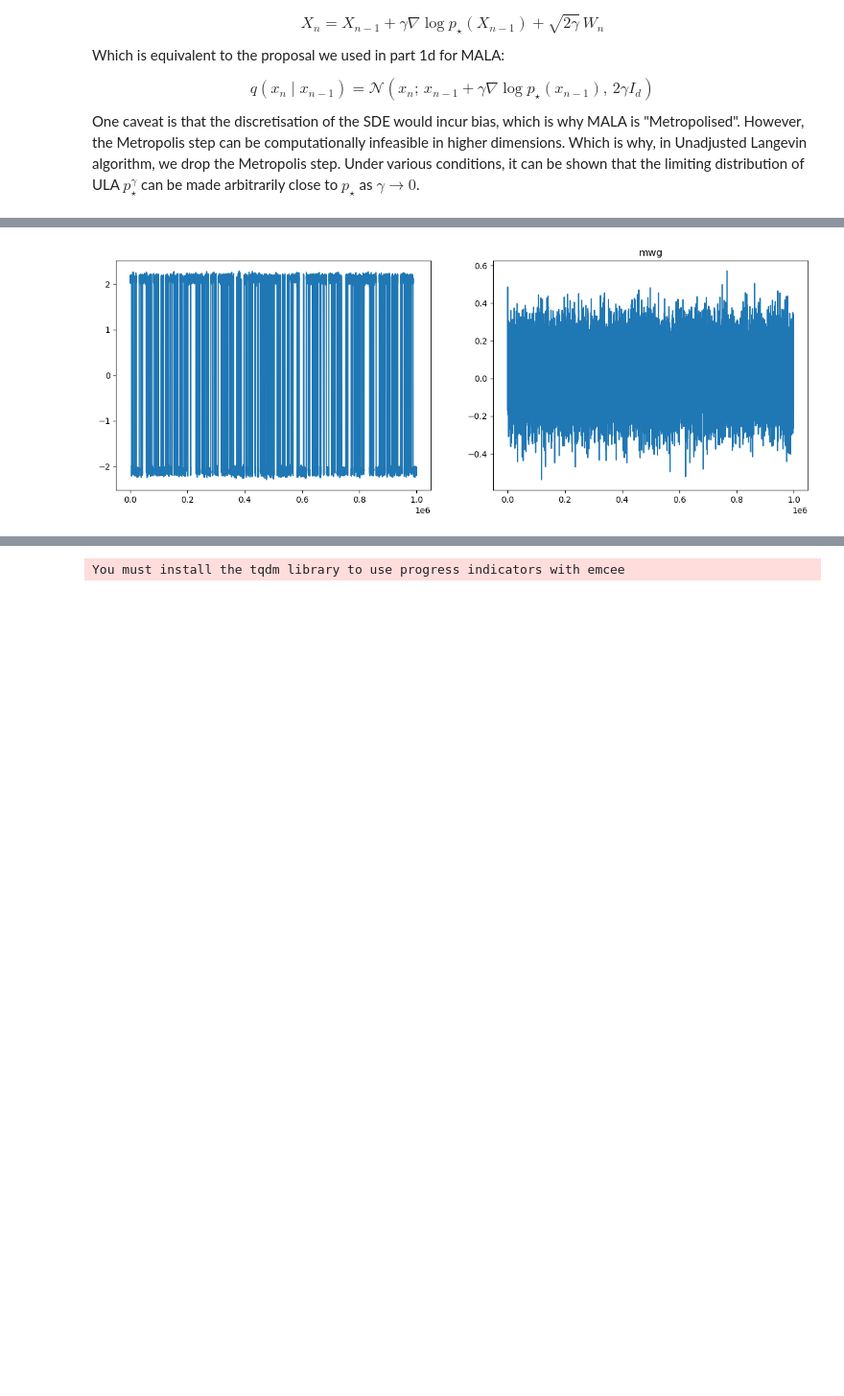
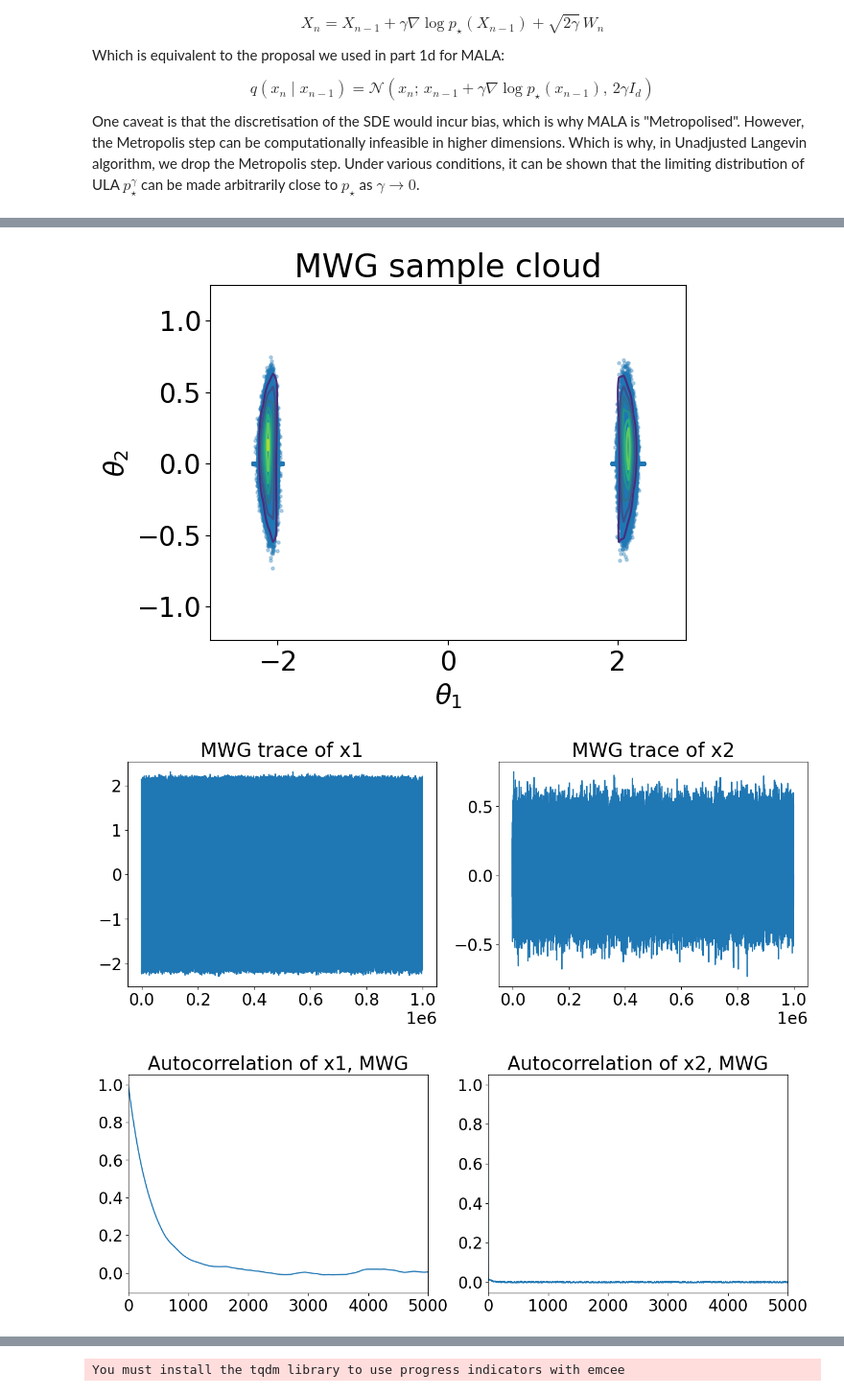
Before and after one commit to alisaklymchuk/stochastic_simulation_math60047, a Jupyter notebook: coursework.ipynb, the cells around one changed output, grey strips where cells are left out. Shown at 96% size. Drawn from its saved outputs; the diff is of its cells as text; code cells hidden in the pictures; blank space fills up the shorter version.

```diff
--- a/coursework.ipynb
+++ b/coursework.ipynb
@@ -645,20 +644,19 @@ def mala(target=log_post_fn, grad=grad_log_post_fn, N=500_000, x0=np.array([0,0]
 
 mala_mc, acc = mala()
 # %%
-# Tuning sigma
-sigmas = [0.01, 0.05, 0.1, 0.5, 0.7, 1]
+# Tuning gamma
+gammas = [0.0005, 0.001, 0.003, 0.0035, 0.005, 0.007]
 
 fig, axes = plt.subplots(2, 3, figsize=(15, 8))
 axes = axes.ravel()
 
-for ax, sigma in zip(axes, sigmas):
-    samples, acc = rwmh(N=500000, sigma=sigma, burnin=500)
-    print(f"sigma={sigma}, acc={acc:.3f}")
+for ax, gamma in zip(axes, gammas):
+    samples, acc = mala(N=200000, gamma=gamma, burnin=500)
     trace1 = samples[:, 0]
     x = np.arange(len(trace1))
 
     ax.plot(x, trace1)
-    ax.set_title(rf"$\sigma={sigma}$, acc={acc:.3f}")
+    ax.set_title(rf"$\gamma={gamma}$, acc={acc:.3f}")
     ax.set_xlabel("Iteration")
     ax.set_ylabel(r"$x_1$")
 
@@ -694,7 +707,7 @@ $$
 One caveat is that the discretisation of the SDE would incur bias, which is why MALA is "Metropolised". However, the Metropolis step can be computationally infeasible in higher dimensions. Which is why, in Unadjusted Langevin algorithm, we drop the Metropolis step. Under various conditions, it can be shown that the limiting distribution of ULA $p_\star^\gamma$ can be made arbitrarily close to $p_\star$ as $\gamma \rightarrow 0$.
 # %%
 def ula(target=log_post_fn, grad=grad_log_p, N=1_000_000,
-        x0=np.array([0,0]), gamma=0.0025, burnin=7000):
+        x0=np.array([0,0]), gamma=0.001, burnin=7000):
 
     samples = np.zeros((N, 2))
     samples[0] = x0
@@ -709,3 +722,22 @@ def ula(target=log_post_fn, grad=grad_log_p, N=1_000_000,
     return samples[burnin:]
 
 ula_mc = ula()
+# %%
+# Tuning gamma
+gammas = [0.0001, 0.0005, 0.001, 0.002, 0.005, 0.01]
+
+fig, axes = plt.subplots(2, 3, figsize=(15, 8))
+axes = axes.ravel()
+
+for ax, gamma in zip(axes, gammas):
+    samples = ula(N=200000, gamma=gamma, burnin=500)
+    trace1 = samples[:, 0]
+    x = np.arange(len(trace1))
+
+    ax.plot(x, trace1)
+    ax.set_title(rf"$\gamma={gamma}$")
+    ax.set_xlabel("Iteration")
+    ax.set_ylabel(r"$x_1$")
+
+plt.tight_layout()
+plt.show()
@@ -805,5 +843,5 @@ We tune the proposal standard deviations $\tau_1$ and $\tau_2$ using the **accep
 # %%
-def metropolis_within_gibbs(target=log_post_fn, lk=log_lik_fn, N=10**6, x0=np.array([0,0]), sigma1=1.5, sigma2=0.15, burnin=1000):
+def metropolis_within_gibbs(target=log_post_fn, lk=log_lik_fn, N=10**6, x0=np.array([0,0]), sigma1=2.0, sigma2=0.15, burnin=1000):
 
     def log_x2_cond(x1, x2, sigma2=0.3, b=0.25, k=4.0):
         # this is log p(x2 | x1), not the full conditional p(x2 | x1, y)
@@ -837,6 +875,7 @@ def metropolis_within_gibbs(target=log_post_fn, lk=log_lik_fn, N=10**6, x0=np.ar
         else:
             samples[n][0] = x1_prev
 
+        x1 = samples[n][0]
         x2 = x2_prev + sigma2 * rng.standard_normal()
         u = rng.uniform(0, 1)
         alpha = lk((x1, x2)) + log_x2_cond(x1, x2)
@@ -854,4 +937,11 @@ mwg, acc1, acc2 = metropolis_within_gibbs()
 # %%
-trace_plots(mwg, "mwg")
+mwg, acc1, acc2 = metropolis_within_gibbs()
+
+samples_cloud(mwg, "MWG sample cloud")
+trace_plots(mwg, "MWG")
+autocorr_plots(mwg, "MWG")
+hist(mwg, "hist")
 # %% [output]
-[figure, old version]
+[figure, new version]
+[figure, added]
+[figure, added]
```
Also changed, not shown: parts of 19 cells of this notebook.
